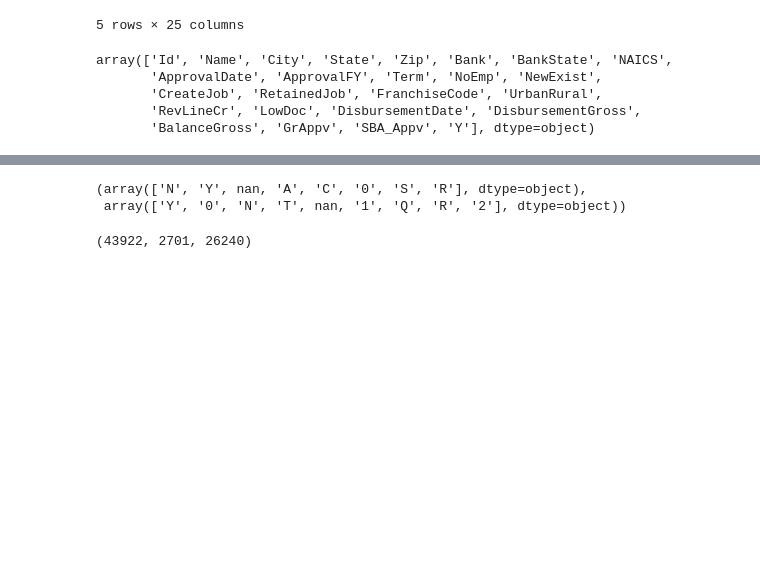
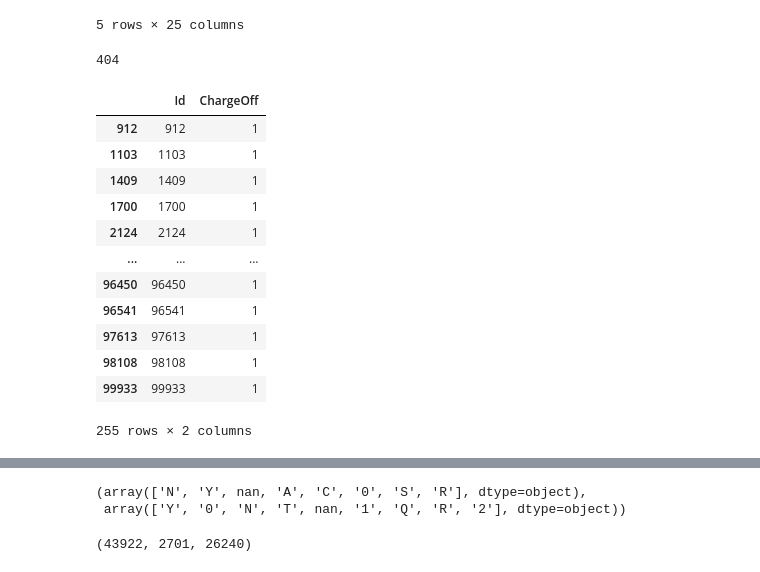
Before and after one commit to ShichengChen/cs5228-Knowledge-Discovery-and-Data-Mining, a Jupyter notebook: finalProject/Untitled.ipynb, the cells around one changed output, grey strips where cells are left out. Drawn from its saved outputs; the diff is of its cells as text; code cells hidden in the pictures; blank space fills up the shorter version.

```diff
--- a/finalProject/Untitled.ipynb
+++ b/finalProject/Untitled.ipynb
@@ -60,7 +60,7 @@ df = pd.concat([dfx, dfy], axis=1)
 # %%
 df.to_csv("train.csv",index=False)
 # %%
-#df = pd.read_csv("Xtest.csv")
+df2 = pd.read_csv("Xtest.csv")
 #len(pd.read_csv("Xtest.csv")),len(df)
 # %%
 df.head()
@@ -72,11 +72,25 @@ df.head()
 | 3 | 3 | RUSSLER, DANIEL C, MD | LODI | WI | 53555 | ASSOCIATED BANK NATL ASSOC | WI | 0 | 10-Jun-94 | 1994 | ... |
 | 4 | 4 | AFFORDABLE FAMILY DENISTRY LLC | LEBANON | MO | 65536 | COMMERCE BANK | MO | 621210 | 6-Feb-06 | 2006 | ... |
 5 rows × 25 columns
-# %%
-df.columns.values
-# %% [output]
-array(['Id', 'Name', 'City', 'State', 'Zip', 'Bank', 'BankState', 'NAICS',
-       'ApprovalDate', 'ApprovalFY', 'Term', 'NoEmp', 'NewExist',
-       'CreateJob', 'RetainedJob', 'FranchiseCode', 'UrbanRural',
-       'RevLineCr', 'LowDoc', 'DisbursementDate', 'DisbursementGross',
-       'BalanceGross', 'GrAppv', 'SBA_Appv', 'Y'], dtype=object)
+# %%
+df.Term.max()
+# %% [output]
+404
+# %%
+ans=pd.read_csv("ans.csv")
+# %%
+ans[df2.Term==0]
+# %% [output]
+|  | Id | ChargeOff |
+| 912 | 912 | 1 |
+| 1103 | 1103 | 1 |
+| 1409 | 1409 | 1 |
+| 1700 | 1700 | 1 |
+| 2124 | 2124 | 1 |
+| ... | ... | ... |
+| 96450 | 96450 | 1 |
+| 96541 | 96541 | 1 |
+| 97613 | 97613 | 1 |
+| 98108 | 98108 | 1 |
+| 99933 | 99933 | 1 |
+255 rows × 2 columns
```
Also changed, not shown: parts of 4 cells of this notebook, 7 other files.
